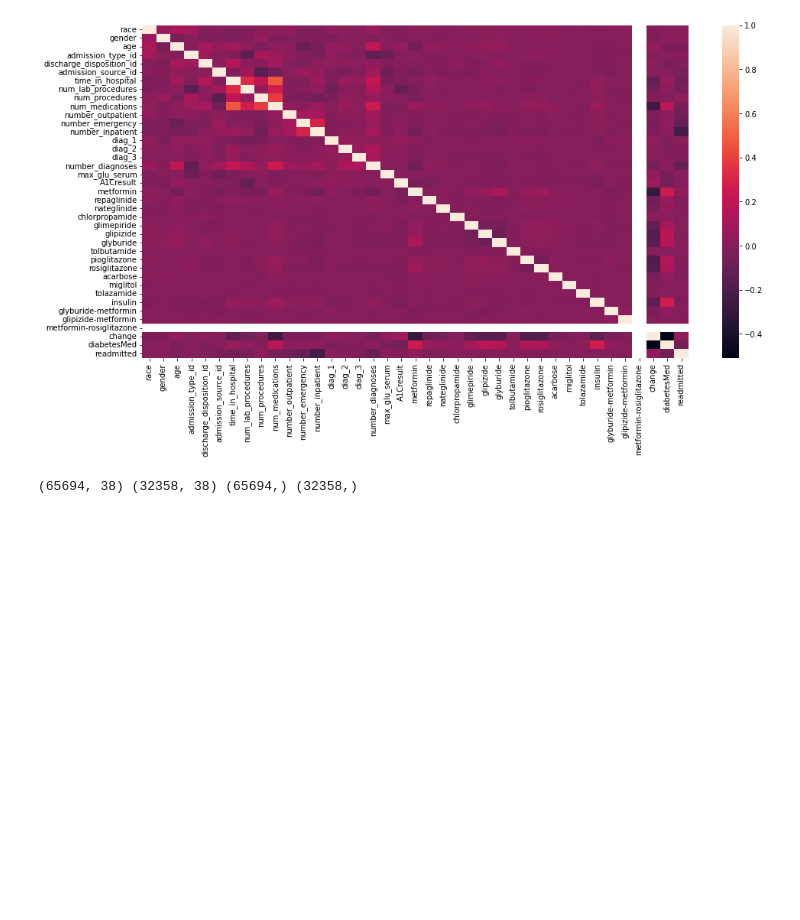
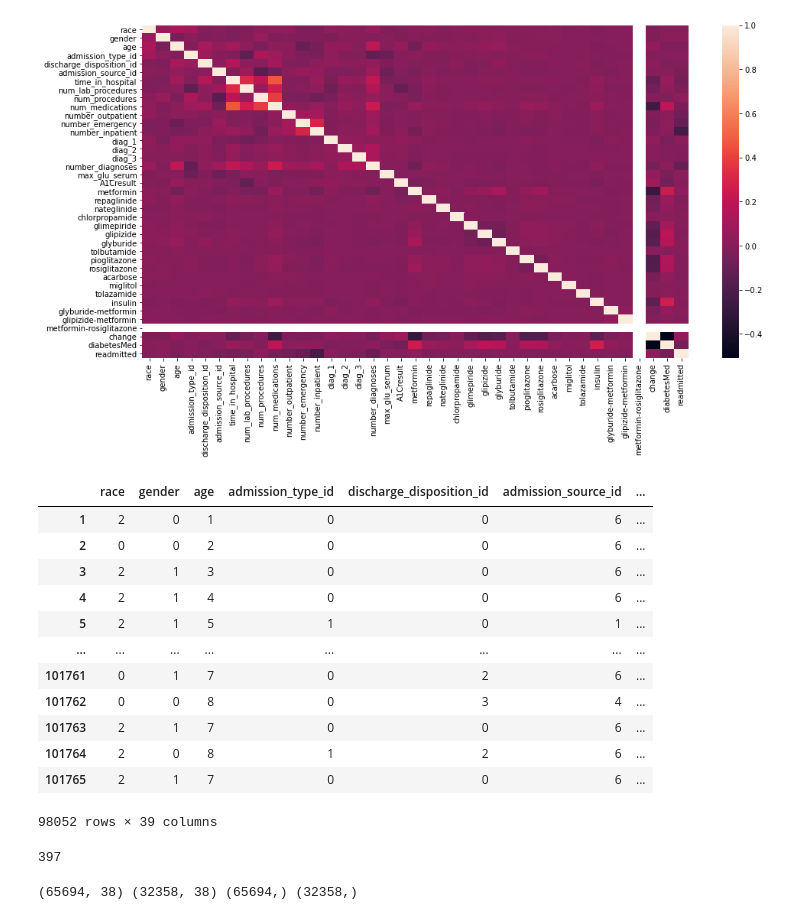
Before and after one commit to Const679/Python-Diabete, a Jupyter notebook: Final_project.ipynb, the cells around one changed output. Drawn from its saved outputs; the diff is of its cells as text; code cells hidden in the pictures; blank space fills up the shorter version.

```diff
--- a/Final_project.ipynb
+++ b/Final_project.ipynb
@@ -219,6 +219,27 @@ snb.heatmap(corr_matrix)
 plt.show()
 # %% [output]
 [figure]
+# %%
+df
+# %% [output]
+|  | race | gender | age | admission_type_id | discharge_disposition_id | admission_source_id | ... |
+| 1 | 2 | 0 | 1 | 0 | 0 | 6 | ... |
+| 2 | 0 | 0 | 2 | 0 | 0 | 6 | ... |
+| 3 | 2 | 1 | 3 | 0 | 0 | 6 | ... |
+| 4 | 2 | 1 | 4 | 0 | 0 | 6 | ... |
+| 5 | 2 | 1 | 5 | 1 | 0 | 1 | ... |
+| ... | ... | ... | ... | ... | ... | ... | ... |
+| 101761 | 0 | 1 | 7 | 0 | 2 | 6 | ... |
+| 101762 | 0 | 0 | 8 | 0 | 3 | 4 | ... |
+| 101763 | 2 | 1 | 7 | 0 | 0 | 6 | ... |
+| 101764 | 2 | 0 | 8 | 1 | 2 | 6 | ... |
+| 101765 | 2 | 1 | 7 | 0 | 0 | 6 | ... |
+98052 rows × 39 columns
+# %%
+nb_medicament=df.groupby("num_medications")
+print(nb_medicament.get_group(1).shape[0])
+# %% [output]
+397
 # %%
 from sklearn.model_selection import train_test_split
 X, y = df.loc[:,df.columns!='readmitted'],df['readmitted']
```
Also changed, not shown: parts of 2 cells of this notebook.
